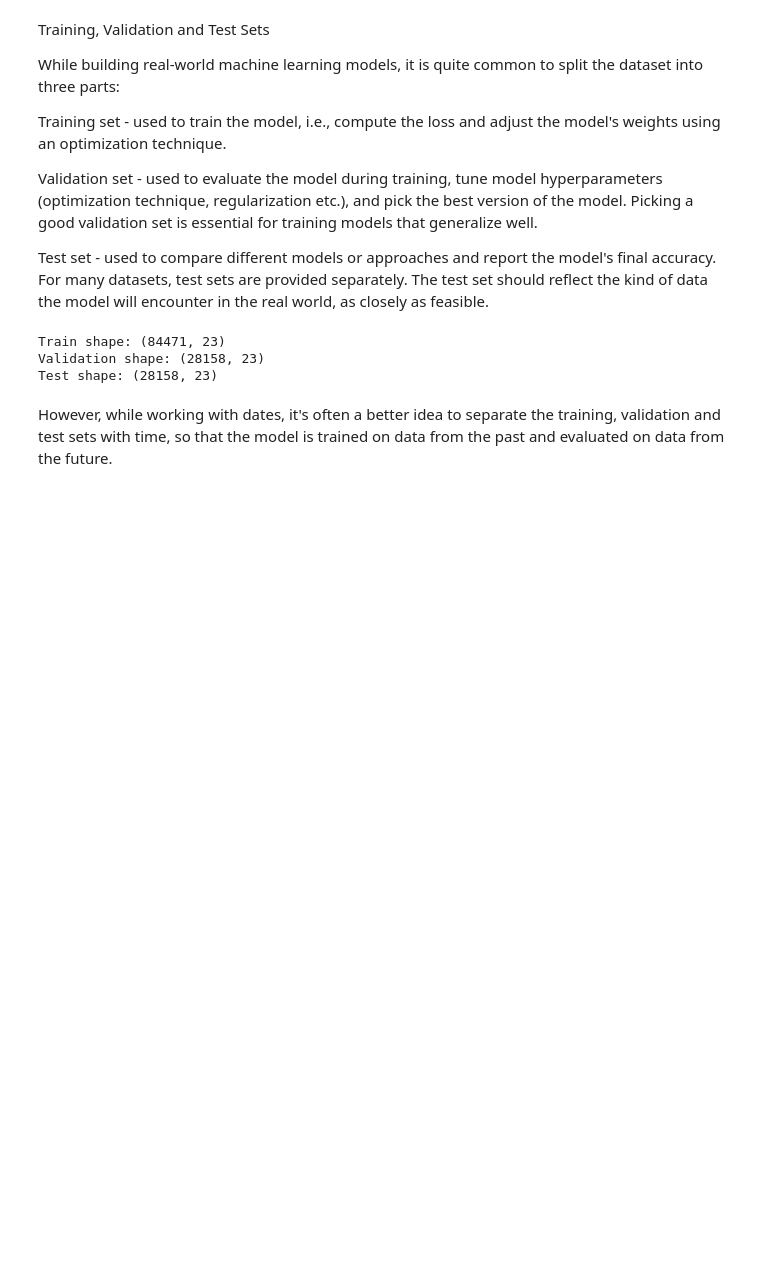
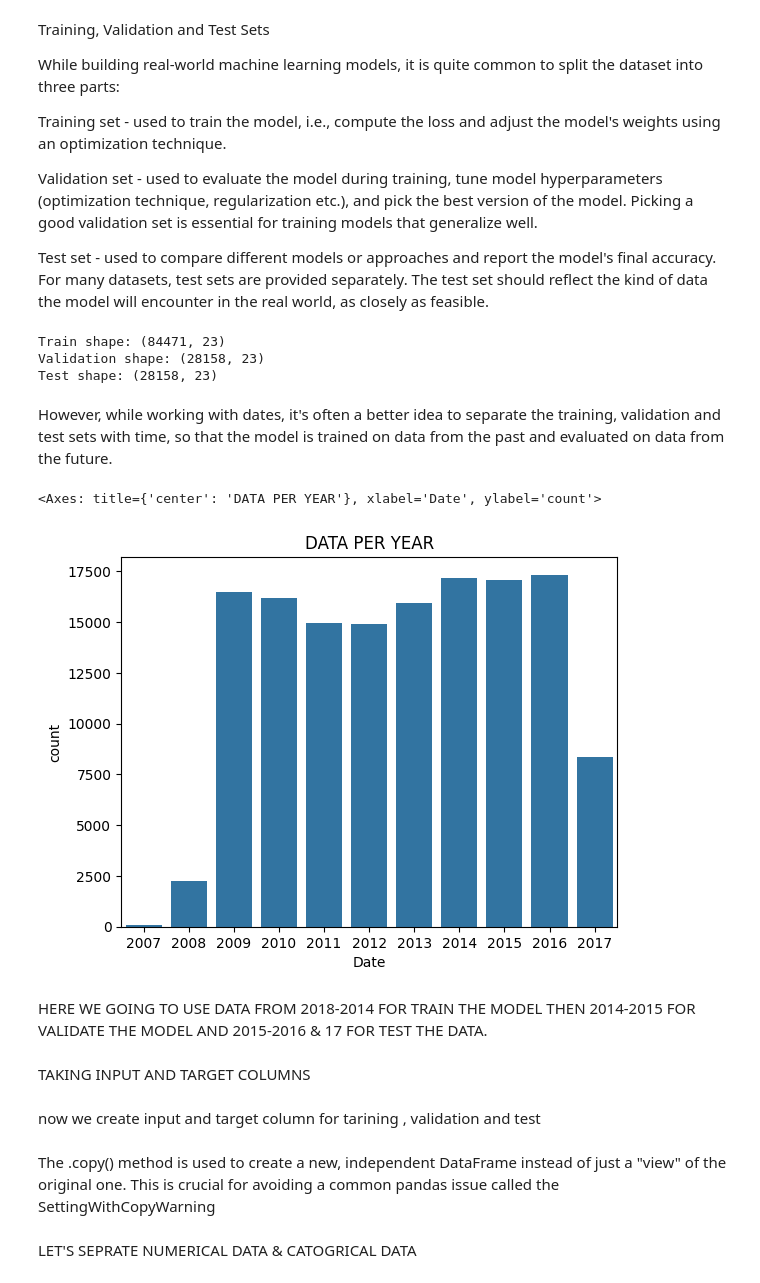
Before and after one commit to toRK25/Logistic-regression, a Jupyter notebook: pakoda.ipynb, the cells around one changed output. Saved outputs shown, nothing was run; the diff lists cells and outputs as text; code cells hidden in the pictures; blank space fills up the shorter version.

```diff
--- a/pakoda.ipynb
+++ b/pakoda.ipynb
@@ -104,3 +104,11 @@ Validation shape: (28158, 23)
 Test shape: (28158, 23)
 # %% [markdown]
 However, while working with dates, it's often a better idea to separate the training, validation and test sets with time, so that the model is trained on data from the past and evaluated on data from the future.
+# %%
+plt.title('DATA PER YEAR')
+sns.countplot(x=pd.to_datetime(df['Date']).dt.year, data=df)
+# %% [output]
+<Axes: title={'center': 'DATA PER YEAR'}, xlabel='Date', ylabel='count'>
+[figure, added]
+# %% [markdown]
+HERE WE GOING TO USE DATA FROM 2018-2014 FOR TRAIN THE MODEL THEN 2014-2015 FOR VALIDATE THE MODEL AND 2015-2016 & 17 FOR TEST THE DATA.
@@ -106,0 +121,2 @@ However, while working with dates, it's often a better idea to separate the trai
+# %% [markdown]
+TAKING INPUT AND TARGET COLUMNS
@@ -106,0 +126,2 @@ However, while working with dates, it's often a better idea to separate the trai
+# %% [markdown]
+now we create input and target column for tarining , validation and test
@@ -106,0 +131,2 @@ However, while working with dates, it's often a better idea to separate the trai
+# %% [markdown]
+The .copy() method is used to create a new, independent DataFrame instead of just a "view" of the original one. This is crucial for avoiding a common pandas issue called the SettingWithCopyWarning
@@ -106,0 +139,2 @@ However, while working with dates, it's often a better idea to separate the trai
+# %% [markdown]
+LET'S SEPRATE NUMERICAL DATA & CATOGRICAL DATA
```
Also changed, not shown: parts of 8 cells of this notebook.
